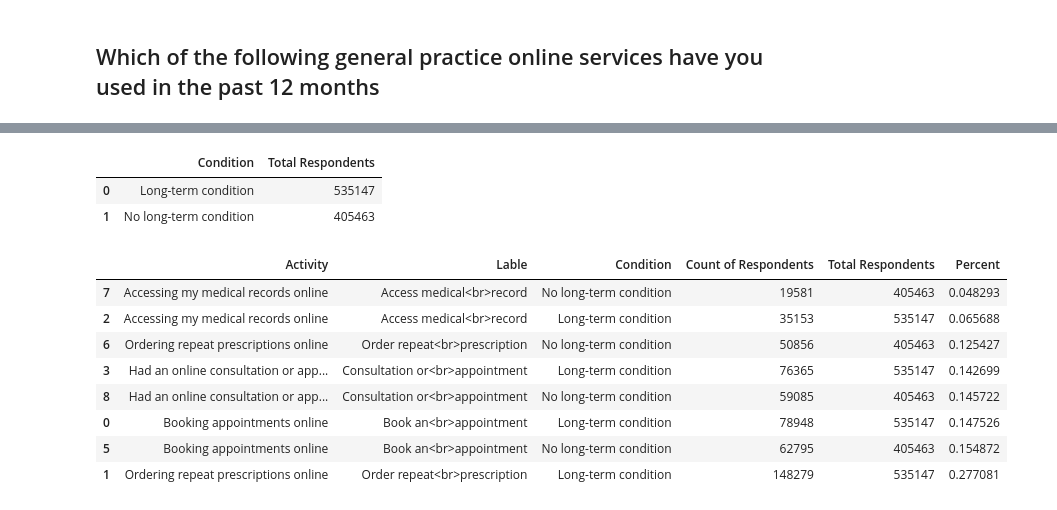
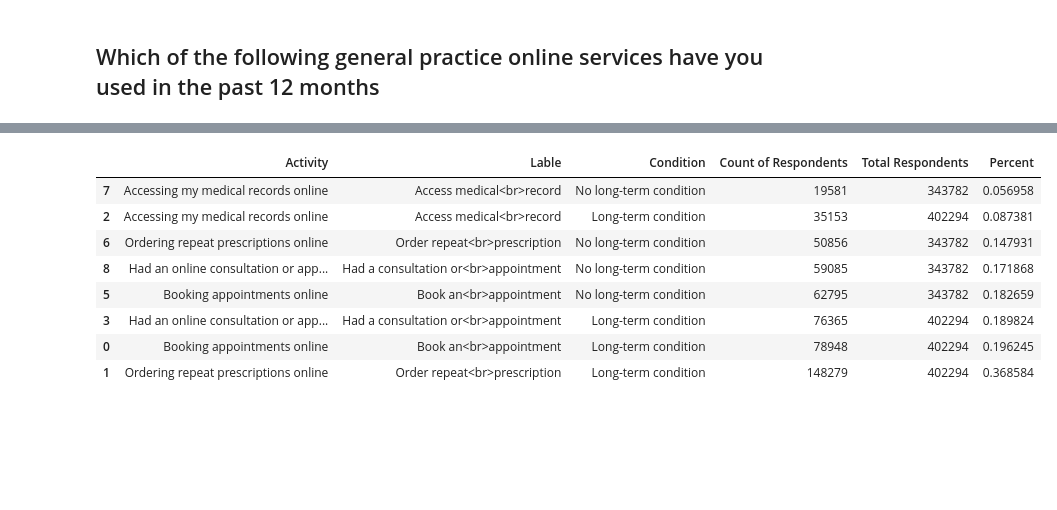
Before and after one commit to nhsx/digital-health-insights, a Jupyter notebook: Digital-Insights-2021-GP-Patient-Survey-2021-Analysis-Master.ipynb, the cells around one changed output, grey strips where cells are left out. Drawn from its saved outputs; the diff is of its cells as text; code cells hidden in the pictures; blank space fills up the shorter version.

```diff
--- a/Digital-Insights-2021-GP-Patient-Survey-2021-Analysis-Master.ipynb
+++ b/Digital-Insights-2021-GP-Patient-Survey-2021-Analysis-Master.ipynb
@@ -533,32 +639,19 @@ online_gp_services_LTC
-# %%
-# remove those respondents that did not use any online service
-
-# use groupby on age to get the total counts
-online_gp_services_total = online_gp_services_LTC.groupby('Condition').sum().reset_index()
-online_gp_services_total.rename(columns={'Count of Respondents': 'Total Respondents'}, inplace=True)
-online_gp_services_total
-# %% [output]
-|  | Condition | Total Respondents |
-| 0 | Long-term condition | 535147 |
-| 1 | No long-term condition | 405463 |
 # %%
-# merge the totals back to the df
-online_gp_services_LTC = pd.merge(online_gp_services_LTC, online_gp_services_total, on='Condition', how='left')
 # calculate percentages
 online_gp_services_LTC['Percent'] = online_gp_services_LTC['Count of Respondents']/online_gp_services_LTC['Total Respondents']
 online_gp_services_LTC = online_gp_services_LTC.sort_values(['Percent', 'Condition'], ascending=True)
 online_gp_services_LTC = online_gp_services_LTC[~online_gp_services_LTC['Activity'].str.contains("None of these")]
 online_gp_services_LTC
 # %% [output]
 |  | Activity | Lable | Condition | Count of Respondents | Total Respondents | Percent |
-| 7 | Accessing my medical records online | Access medical<br>record | No long-term condition | 19581 | 405463 | 0.048293 |
-| 2 | Accessing my medical records online | Access medical<br>record | Long-term condition | 35153 | 535147 | 0.065688 |
-| 6 | Ordering repeat prescriptions online | Order repeat<br>prescription | No long-term condition | 50856 | 405463 | 0.125427 |
-| 3 | Had an online consultation or app... | Consultation or<br>appointment | Long-term condition | 76365 | 535147 | 0.142699 |
-| 8 | Had an online consultation or app... | Consultation or<br>appointment | No long-term condition | 59085 | 405463 | 0.145722 |
-| 0 | Booking appointments online | Book an<br>appointment | Long-term condition | 78948 | 535147 | 0.147526 |
-| 5 | Booking appointments online | Book an<br>appointment | No long-term condition | 62795 | 405463 | 0.154872 |
-| 1 | Ordering repeat prescriptions online | Order repeat<br>prescription | Long-term condition | 148279 | 535147 | 0.277081 |
+| 7 | Accessing my medical records online | Access medical<br>record | No long-term condition | 19581 | 343782 | 0.056958 |
+| 2 | Accessing my medical records online | Access medical<br>record | Long-term condition | 35153 | 402294 | 0.087381 |
+| 6 | Ordering repeat prescriptions online | Order repeat<br>prescription | No long-term condition | 50856 | 343782 | 0.147931 |
+| 8 | Had an online consultation or app... | Had a consultation or<br>appointment | No long-term condition | 59085 | 343782 | 0.171868 |
+| 5 | Booking appointments online | Book an<br>appointment | No long-term condition | 62795 | 343782 | 0.182659 |
+| 3 | Had an online consultation or app... | Had a consultation or<br>appointment | Long-term condition | 76365 | 402294 | 0.189824 |
+| 0 | Booking appointments online | Book an<br>appointment | Long-term condition | 78948 | 402294 | 0.196245 |
+| 1 | Ordering repeat prescriptions online | Order repeat<br>prescription | Long-term condition | 148279 | 402294 | 0.368584 |
 # %%
 # plot the long (tidy) dataframe
 fig = px.bar(
```
Also changed, not shown: parts of 9 cells of this notebook, 7 other files.
